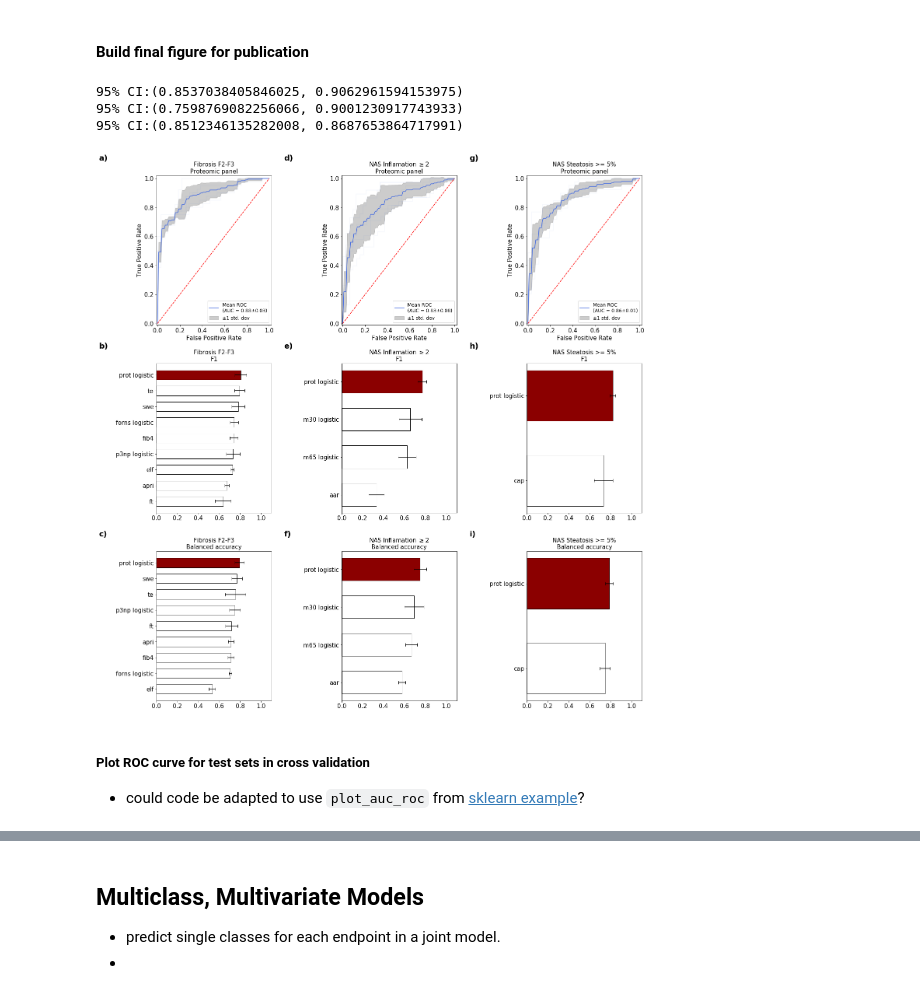
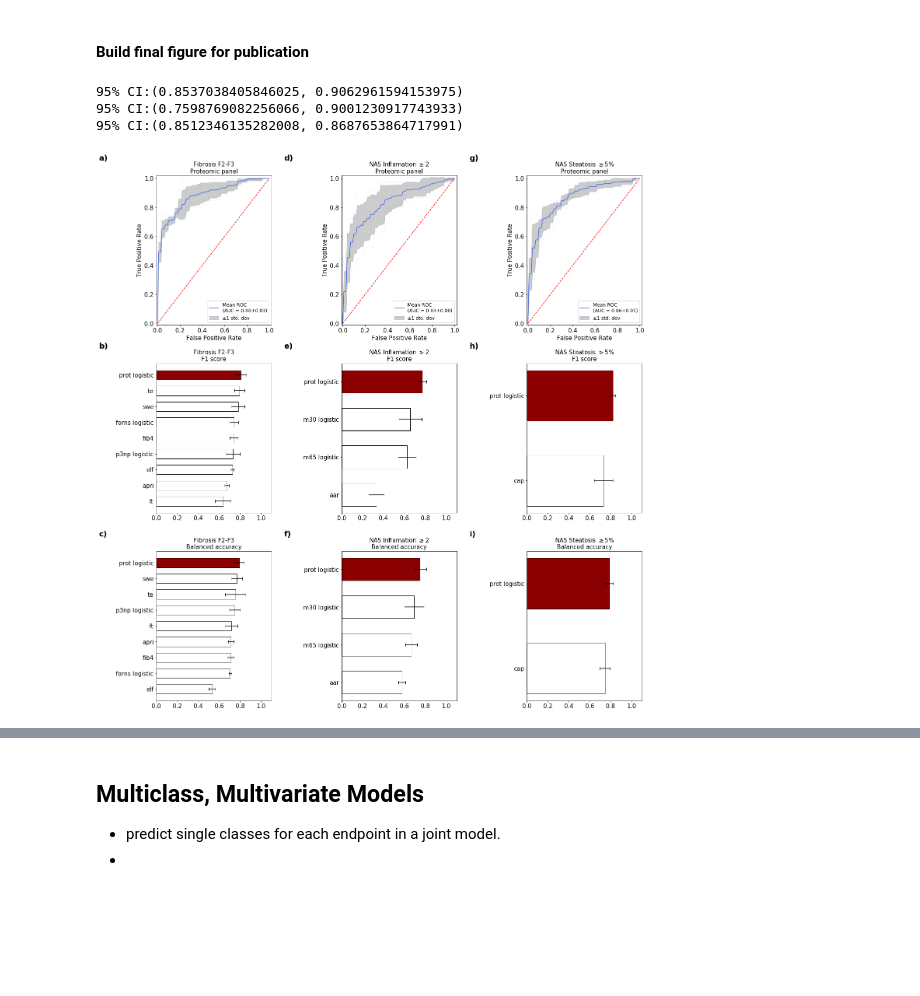
Before and after one commit to llniu/ALD-study, a Jupyter notebook: ald_analysis_hw.ipynb, the cells around one changed output, grey strips where cells are left out. Drawn from its saved outputs; the diff is of its cells as text; code cells hidden in the pictures; blank space fills up the shorter version.

Commit message:
adjust title, remove old code

```diff
--- a/ald_analysis_hw.ipynb
+++ b/ald_analysis_hw.ipynb
@@ -1599,7 +1599,10 @@ def plot_performance(ax, result, metric, title):
     ax.set_xlim(0, 1.1)
     ax.tick_params(labelsize = 15)
     ax.barh(y=y, width=width, xerr=xerr, capsize=4, color=colors, height=0.6, edgecolor='black')
-    ax.set_title('{}\n{}'.format(title, " ".join(metric.split('_')).capitalize()), fontsize=15)
+
+    metric_name = " ".join(metric.split('_')).capitalize()
+    if metric == 'f1': metric_name += ' score'
+    ax.set_title('{}\n{}'.format(title, metric_name), fontsize=15)
 
 
 #  (result_table_s1, s1_auc_scores, 'NAS Steatosis >= 5%', 'S1_prot_Logistic')
@@ -1669,38 +1672,34 @@ n=0
 result_tuples = [
  (result_table_f2, f2_auc_scores, 'Fibrosis F2-F3', 'F2_prot_Logistic'),
  (result_table_i2, i2_auc_scores, 'NAS Inflamation $\geq 2$', 'I2_prot_Logistic'),
- (result_table_s1, s1_auc_scores, 'NAS Steatosis >= 5%', 'S1_prot_Logistic')
+ (result_table_s1, s1_auc_scores, 'NAS Steatosis $\geq 5$%', 'S1_prot_Logistic')
 ]
 
 for col, (result_table, result_auc_scores, endpoint_title, auc_model_name) in enumerate(result_tuples):
 
     ax = axs[0,col]
     plot_roc_curve(ax, result_auc_scores[auc_model_name], endpoint_title)
     _ = ax.text(-0.5, 1.1, f"{string.ascii_lowercase[n]})", transform=ax.transAxes,
                 size=20, weight='bold')
     n+=1
 
     ax = axs[1,col]
     plot_performance(ax, result=result_table, metric='f1', title=endpoint_title)
     _ = ax.text(-0.5, 1.1, f"{string.ascii_lowercase[n]})", transform=ax.transAxes,
                 size=20, weight='bold')
     n+=1
 
     ax = axs[2,col]
     _ = ax.text(-0.5, 1.1, f"{string.ascii_lowercase[n]})", transform=ax.transAxes,
                 size=20, weight='bold')
     plot_performance(ax, result=result_table, metric='balanced_accuracy', title=endpoint_title)
 
     n+=1
 
 fig.tight_layout()
 fig.savefig('figures/Figure_6.pdf', dpi=120, pad_inches=0.1, bbox_inches='tight')
 # %% [output]
 95% CI:(0.8537038405846025, 0.9062961594153975)
 95% CI:(0.7598769082256066, 0.9001230917743933)
 95% CI:(0.8512346135282008, 0.8687653864717991)
-[figure, old version]
+[figure, new version]
-# %% [markdown]
-##### Plot ROC curve for test sets in cross validation
-
-- could code be adapted to use `plot_auc_roc` from [sklearn example](https://scikit-learn.org/stable/auto_examples/model_selection/plot_roc_crossval.html)?
```
Also changed, not shown: parts of 3 cells of this notebook.
